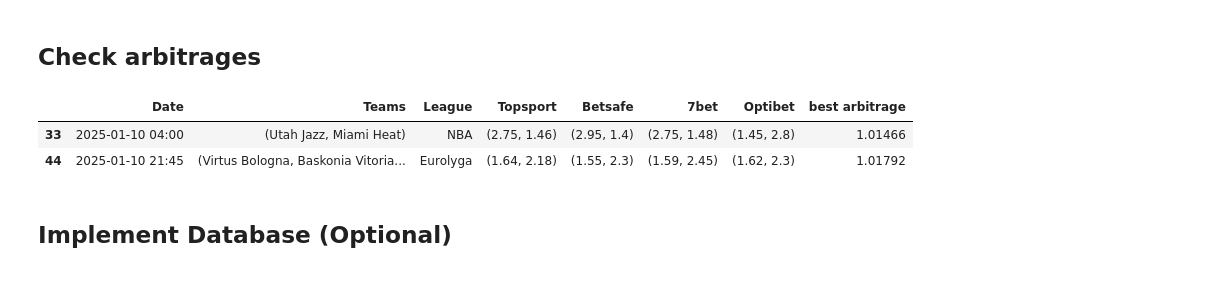
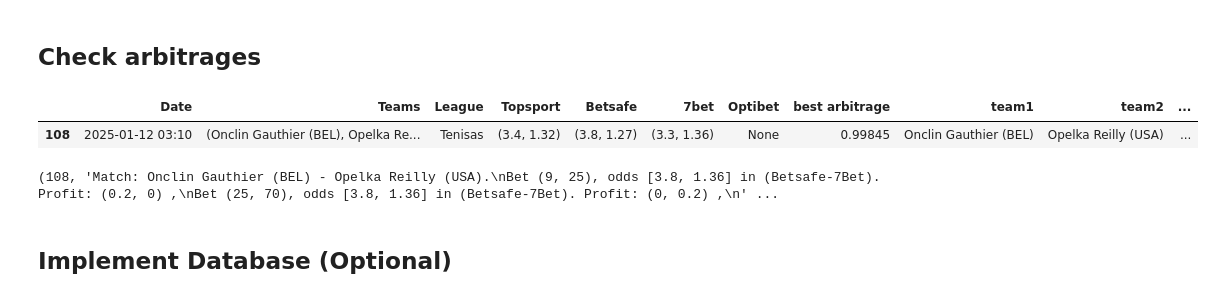
Before and after one commit to Emre905/betting-analysis, a Jupyter notebook: bet analysis.ipynb, the cells around one changed output. Cells and saved outputs as stored; diff of their text form; code cells hidden in the pictures.

```diff
--- a/bet analysis.ipynb
+++ b/bet analysis.ipynb
@@ -47,7 +44,7 @@ url_list_topsport = ["https://www.topsport.lt/krepsinis/nba",
                      ]
 
 # Set all league names (ending of each url)
-league_names = ['NBA', 'Eurolyga', 'UEFA', 'UEFA Konf.', "NFL", "NHL", "Tenisas", "Tinklinis"]
+league_names_topsport = ['NBA', 'Eurolyga', 'UEFA', 'UEFA Konf.', "NFL", "NHL", "Tenisas", "Tinklinis"]
 
 def scrape_topsport(url):
     html = requests.get(url)
@@ -104,7 +101,7 @@ all_matches = []
 # Log the start of scraping
 logging.info("Started scraping topsport")
 
-for i, league_name in enumerate(league_names):
+for i, league_name in enumerate(league_names_topsport):
     matches = scrape_topsport(url_list_topsport[i])
     all_matches.extend([(date, teams, odds, league_name) for date, teams, odds in matches])
 
@@ -125,7 +122,7 @@ url_body = ("https://sb2frontend-altenar2.biahosted.com/api/widget/"
             "numFormat=en-GB&countryCode=LT&eventCount=0&sportId=0&champIds=")
 
 # Define leagues. Integers represent number of odds in each league
-leagues = {"NBA": (2, "2980"),
+league_list_7bet = {"NBA": (2, "2980"),
            "Eurolyga": (2, "2995"),
            "UEFA": (3, "16809"),
            "UEFA Konf.": (3, "31608"),
@@ -138,10 +135,11 @@ leagues = {"NBA": (2, "2980"),
            "Tinklinis": (2,"1020"), # Europe
            }
 
-leagues_with_url = {league: [inc, url_body + url_tail] for league, (inc, url_tail) in leagues.items()}
+league_names_7bet = {league: [inc, url_body + url_tail]
+                     for league, (inc, url_tail) in league_list_7bet.items()}
 
 # Change exceptions
-leagues_with_url['Tinklinis'][1] = leagues_with_url['Tinklinis'][1].replace("champIds", "catIds")
+league_names_7bet['Tinklinis'][1] = league_names_7bet['Tinklinis'][1].replace("champIds", "catIds")
 
 params_7bet = {
     "culture": "lt-LT",
@@ -152,6 +150,7 @@ params_7bet = {
     "countryCode": "LT",
     "eventCount": "0",
     "sportId": "0",
+    "champIds": "2980"
 }
 
 # Add headers copied from browser
@@ -257,9 +256,9 @@ all_matches = []
 # Log the start of scraping
 logging.info("Started scraping 7bet")
 
-for league in leagues_with_url.keys():
-    number_of_odds = leagues[league][0]
-    url = leagues_with_url[league][1]
+for league in league_names_7bet.keys():
+    number_of_odds = league_list_7bet[league][0]
+    url = league_names_7bet[league][1]
     if league == "Tenisas (F)": # Merge Male and female tennis leagues
         league = "Tenisas"
     matches = scrape_7bet(url, number_of_odds, league)
@@ -371,7 +383,7 @@ df_betsafe = pd.DataFrame(all_matches, columns=["Date", "Teams", "Odds", "League
 # df_betsafe
 # %%
 # Define the base URL and endpoint
-url_beginning = "https://ensb-trading.optibet.lt/lt/events/group/"
+url_beginning_optibet = "https://ensb-trading.optibet.lt/lt/events/group/"
 
 leagues_optibet = {
     "NBA": "466",
@@ -385,7 +397,7 @@ leagues_optibet = {
     "Tinklinis (F)": "3620,17958,17961,17962,6492,18036,7227,2669,4715", # All Female leagues
 }
 
-url_list_optibet = {league : url_beginning + url_body for league, url_body in leagues_optibet.items()}
+url_list_optibet = {league : url_beginning_optibet + url_body for league, url_body in leagues_optibet.items()}
 
 # Define query parameters
 params_optibet = {
@@ -600,6 +632,11 @@ def display_result(row_index, match, odds, bookmaker_odds):
     bookmakers = {0: 'Topsport', 1: 'Betsafe', 2: '7Bet'}
 
     possible_stakes_dict = round_stakes(odds)
+
+    # Skip failed arbitrages (margin was so small that rounded stakes isn't profitable)
+    if not possible_stakes_dict:
+        return
+
     stakes = possible_stakes_dict.keys()
     profits = possible_stakes_dict.values()
 
@@ -646,37 +683,43 @@ def check_arbitrage(row):
     min_sum = 2  # Any absurd starting value will work. At least should be 1
 
     # Generate combinations where each bookmaker provides one odds value
     for combination in it.product(*odds_array_t):
         # Skip rows that has 0 bets or empty combination
         if any(odd == 0 for odd in combination) or not combination:
             continue # Skip combinations containing zero
 
         # Check if the total sum indicates an arbitrage opportunity
         total_sum = round(sum(1 / odd for odd in combination), 5)
         min_sum = min(min_sum, total_sum)
         if total_sum < 1: # If the total sum indicates an arbitrage opportunity (should be less than 1)
             bookmaker_odds = row['Topsport'], row['Betsafe'], row['7bet']
             display_result(row.name, row['Teams'], combination, bookmaker_odds)
 
     # Return the results and minimum arbitrage sum, or False if no arbitrage is found
     return min_sum
 
 # Log the start of arbitrage checking
 logging.info("Started checking arbitrages")
 
 df['best arbitrage'] = df.apply(check_arbitrage, axis=1, result_type='expand')
+# Extract Team1 and Team2 from the Teams column
+df['team1'] = df['Teams'].apply(lambda x: x[0])  # First team
+df['team2'] = df['Teams'].apply(lambda x: x[-1])  # Last team
+
+# Add a 'draw_possible' column for 3 bet matches
+df['draw_possible'] = df['Teams'].apply(lambda x: len(x) == 3)
 
 # Log number of matches with arbitrage
 logging.info(f"Found arbitrages for {len(df[df['best arbitrage'] < 1])} matches")
 
-display(df[df['best arbitrage'] <  1.02])
+display(df[df['best arbitrage'] <  1])
 
 for arbitrage in arbitrage_list[:5]:
     print(arbitrage)
 # %% [output]
-|  | Date | Teams | League | Topsport | Betsafe | 7bet | Optibet | best arbitrage |
-| 33 | 2025-01-10 04:00 | (Utah Jazz, Miami Heat) | NBA | (2.75, 1.46) | (2.95, 1.4) | (2.75, 1.48) | (1.45, 2.8) | 1.01466 |
-| 44 | 2025-01-10 21:45 | (Virtus Bologna, Baskonia Vitoria... | Eurolyga | (1.64, 2.18) | (1.55, 2.3) | (1.59, 2.45) | (1.62, 2.3) | 1.01792 |
+|  | Date | Teams | League | Topsport | Betsafe | 7bet | Optibet | best arbitrage | team1 | team2 | ... |
+| 108 | 2025-01-12 03:10 | (Onclin Gauthier (BEL), Opelka Re... | Tenisas | (3.4, 1.32) | (3.8, 1.27) | (3.3, 1.36) | None | 0.99845 | Onclin Gauthier (BEL) | Opelka Reilly (USA) | ... |
+(108, 'Match: Onclin Gauthier (BEL) - Opelka Reilly (USA).\nBet (9, 25), odds [3.8, 1.36] in (Betsafe-7Bet). Profit: (0.2, 0) ,\nBet (25, 70), odds [3.8, 1.36] in (Betsafe-7Bet). Profit: (0, 0.2) ,\n' ...
 # %% [markdown]
 ## Implement Database (Optional)
 # %%
```
Also changed, not shown: parts of 4 cells of this notebook, 2 other files.
